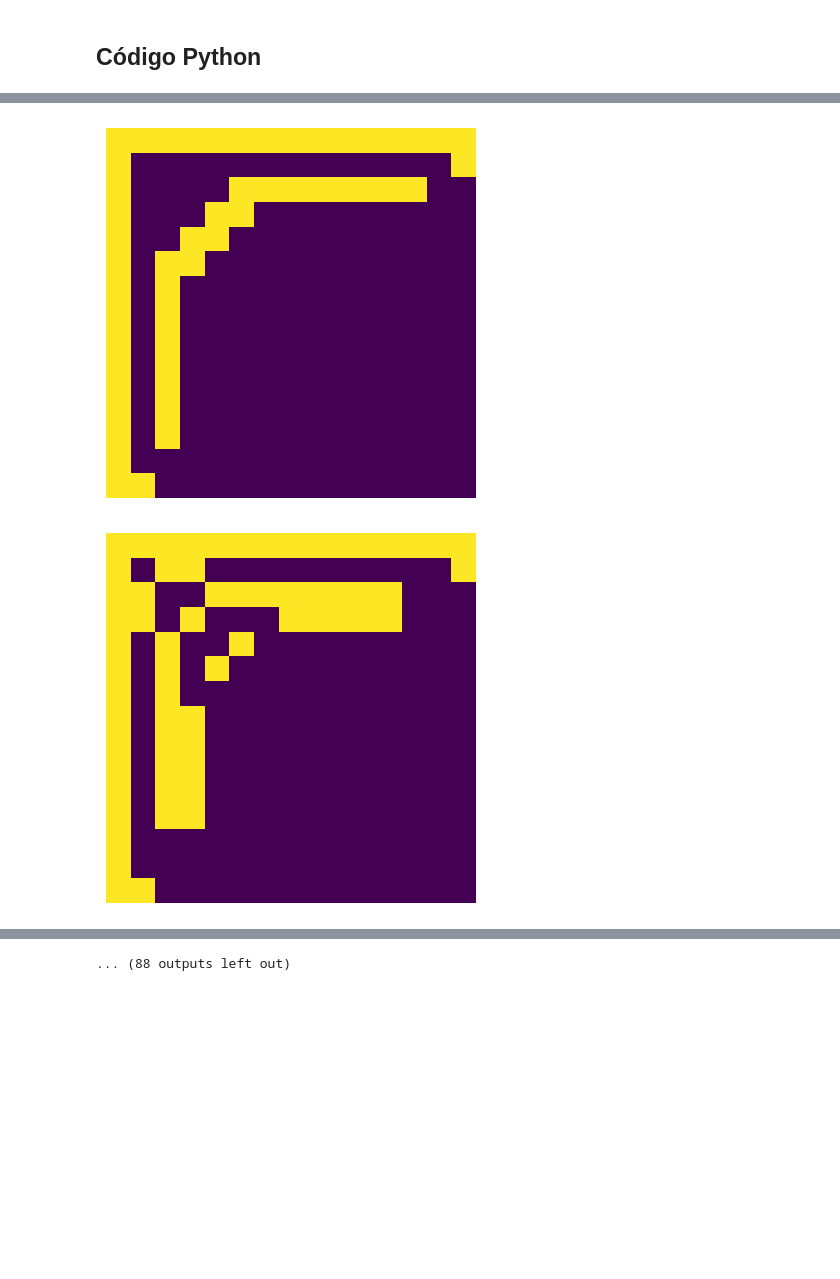
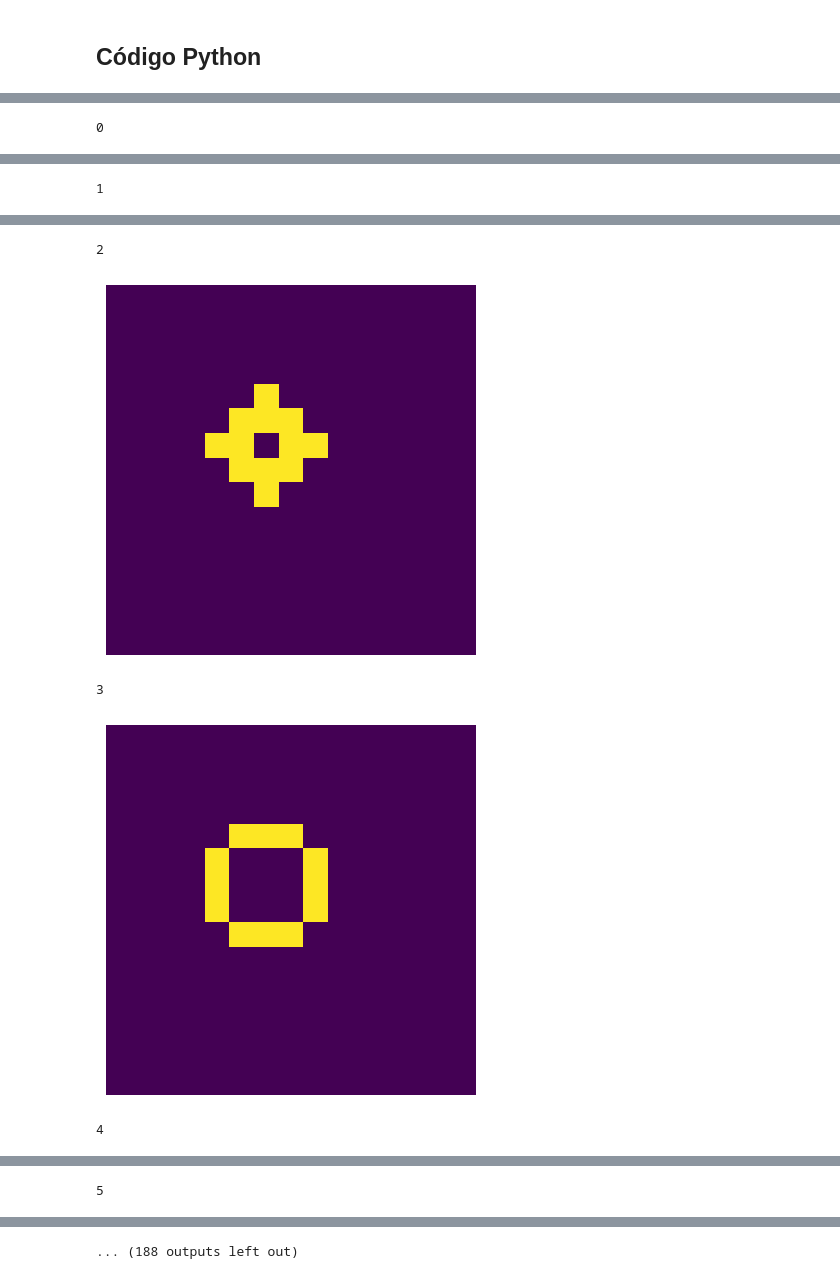
Before and after one commit to mirelois/L-gica-computacional-LCC, a Jupyter notebook: TP2/TP2-Exercicio2.ipynb, the cells around one changed output, grey strips where cells are left out. Drawn from its saved outputs; the diff is of its cells as text; code cells hidden in the pictures; blank space fills up the shorter version.

```diff
--- a/TP2/TP2-Exercicio2.ipynb
+++ b/TP2/TP2-Exercicio2.ipynb
@@ -25,16 +27,10 @@ São parametros do problema N ,
 # %%
 import matplotlib.pyplot as plt
-import numpy as np
 from pysmt.shortcuts import *
 from pysmt.typing import INT
 import random as rn
 from pprint import pprint
-from pylab import *
 N = 15
-p = 1
-centro = (4,4)
+p = 0
+centro = (7,7)
 k = 100
-def gera_rand():
-    return rn.choices([0,1],[1-p,p],k=1)[0]
-
-print(rn.choices([0,1],[1-p,p],k=1)[0])
@@ -42,0 +39,9 @@ print(rn.choices([0,1],[1-p,p],k=1)[0])
+# %%
+def gera_rand():
+    return rn.choices([0,1],[1-p,p],k=1)[0]
+
+
+def PontosProximos(pos):
+    x,y = pos
+    p = [(x+1,y),(x-1,y),(x,y+1),(x,y-1),(x-1,y-1),(x+1,y+1),(x-1,y+1),(x+1, y-1)]
+    return list(filter(lambda x: x[0] < N+1 and x[1] < N+1,  p))
@@ -106,18 +129,26 @@ with Solver(name="z3") as s:
         for i in range(k-1):
             s.add_assertion(trans(trace[i], trace[i+1]))
 
+        mat_set = set()
+
         if s.solve():
             for i in range(k):
                 #print(s.get_value(trace[i]['pc']))
                 matrix = []
                 for x in range(1,N+1):
                     #print([s.get_value(trace[i][f'({k},{x})']) for k in range(1,N+1)])
-                    matrix.append(list([(s.get_value(trace[i][f'({k},{x})']).constant_value()) for k in range(1,N+1)]))
+                    matrix.append([(s.get_value(trace[i][f'({k},{x})']).constant_value()) for k in range(1,N+1)])
                 #pprint(matrix)
-                imshow(matrix)
-                axis('off')
-                show()
+                matrix_str = str(matrix)
+                if matrix_str in mat_set:
+                    break
+                mat_set.add(matrix_str)
+                plt.imshow(matrix)
+                plt.axis('off')
+                print(i)
+                plt.show()
                 print()
         else:
             print('no')
 # %% [output]
+0
@@ -124,0 +156 @@ with Solver(name="z3") as s:
+1
@@ -126,2 +158,5 @@ with Solver(name="z3") as s:
+2
-[figure, old version]
+[figure, new version]
+3
-[figure, old version]
+[figure, new version]
+4
@@ -128,0 +164 @@ with Solver(name="z3") as s:
+5
@@ -136 +166 @@ with Solver(name="z3") as s:
-... (88 outputs left out)
+... (188 outputs left out)
```
Also changed, not shown: parts of 13 cells of this notebook, 1 other file.
